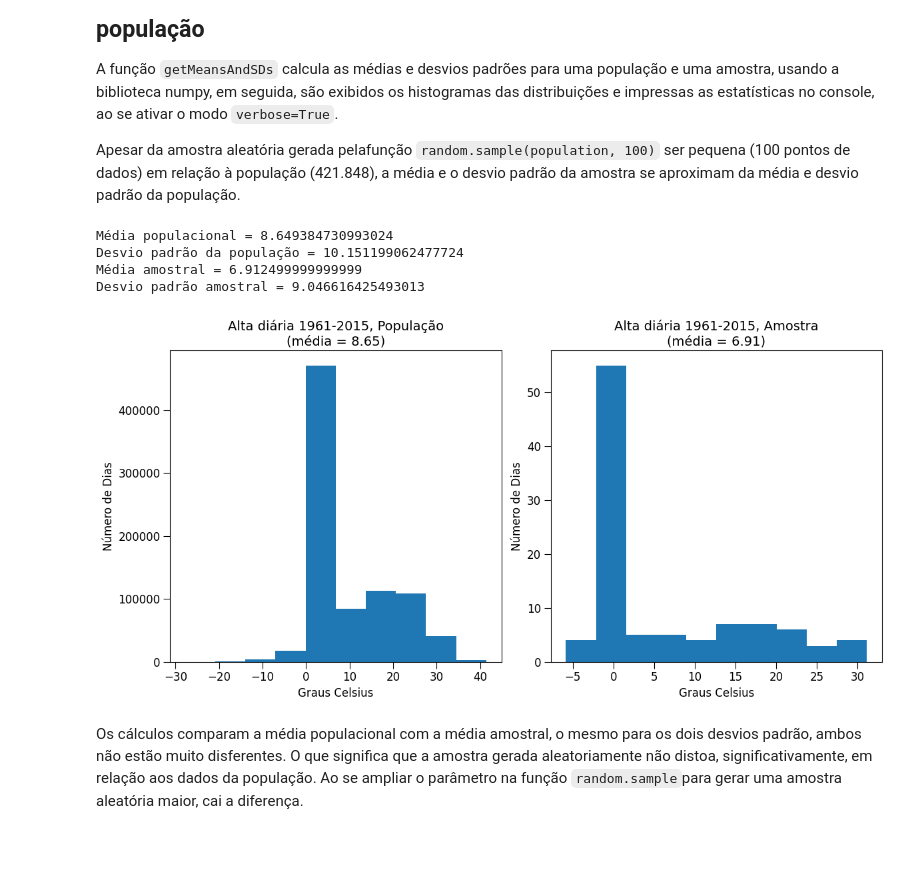
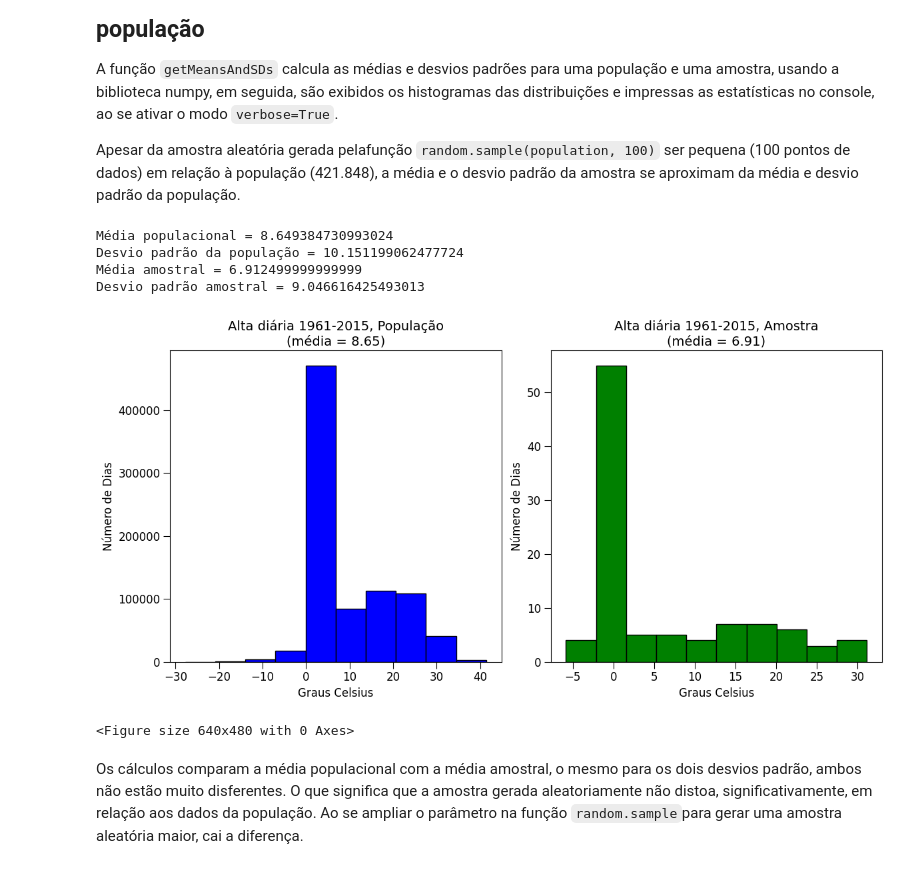
Before and after one commit to SampMark/Computational-Thinking, a Jupyter notebook: sampling_and_standard_error___temperatures_EUA.ipynb, the cells around one changed output. Cells and saved outputs as stored; diff of their text form; code cells hidden in the pictures.

```diff
--- a/sampling_and_standard_error___temperatures_EUA.ipynb
+++ b/sampling_and_standard_error___temperatures_EUA.ipynb
@@ -46,33 +77,3 @@ Variáveis: ['CITY', 'TEMP', 'DATE']
-# %%
-# Configurações visuais para gráficos usando pylab
-pylab.rcParams['lines.linewidth'] = 3  # Largura das linhas nos gráficos
-pylab.rcParams['axes.titlesize'] = 14  # Tamanho da fonte dos títulos
-pylab.rcParams['axes.labelsize'] = 12  # Tamanho da fonte dos rótulos
-pylab.rcParams['xtick.labelsize'] = 12  # Tamanho da fonte nos ticks do eixo X
-pylab.rcParams['ytick.labelsize'] = 12  # Tamanho da fonte nos ticks do eixo Y
-pylab.rcParams['xtick.major.size'] = 7  # Tamanho dos ticks principais no eixo X
-pylab.rcParams['ytick.major.size'] = 7  # Tamanho dos ticks principais no eixo Y
-pylab.rcParams['lines.markersize'] = 10  # Tamanho dos marcadores nos gráficos
-pylab.rcParams['legend.numpoints'] = 1  # Número de exemplos mostrados na legenda
-
-def makeHist(data, title, xlabel, ylabel, bins=20):
-    """
-    Gera e exibe um histograma com os dados fornecidos.
-
-    Parâmetros:
-    - data: Lista de valores a serem plotados.
-    - title: Título do gráfico.
-    - xlabel: Rótulo do eixo X.
-    - ylabel: Rótulo do eixo Y.
-    - bins: Número de divisões no histograma (padrão: 20).
-
-    Retorno:
-    - Nenhum. O gráfico é exibido diretamente.
-    """
-    pylab.hist(data, bins=20, edgecolor='black')  # Cria o histograma com os dados
-    pylab.title(title)  # Define o título
-    pylab.xlabel(xlabel)  # Define o rótulo do eixo X
-    pylab.ylabel(ylabel)  # Define o rótulo do eixo Y
 # %%
 def getHighs():
     """
@@ -99,7 +104,7 @@ A função `getMeansAndSDs` calcula as médias e desvios padrões para uma popul
 
 Apesar da amostra aleatória gerada pelafunção `random.sample(population, 100)` ser pequena (100 pontos de dados) em relação à população (421.848), a média e o desvio padrão da amostra se aproximam da média e desvio padrão da população.
 # %%
-def getMeansAndSDs(population, sample, verbose=False):
+def getMeansAndSDs(population, sample, verbose=True):
     """
     Calcula as médias e desvios padrões de uma população e de uma amostra.
     Opcionalmente, gera histogramas para ambas.
@@ -125,14 +130,14 @@ def getMeansAndSDs(population, sample, verbose=False):
         fig, axes = pylab.subplots(1, 2, figsize=(12, 6))  # 1 linha, 2 colunas
 
         # Gera o histograma da população no primeiro subplot
-        axes[0].hist(population)
+        axes[0].hist(population, edgecolor='black', color='blue')
         axes[0].set_title('Alta diária 1961-2015, População\n' +
                           '(média = ' + str(round(popMean, 2)) + ')')
         axes[0].set_xlabel('Graus Celsius')
         axes[0].set_ylabel('Número de Dias')
 
         # Gera o histograma da amostra no segundo subplot
-        axes[1].hist(sample)
+        axes[1].hist(sample, edgecolor='black', color='green')
         axes[1].set_title('Alta diária 1961-2015, Amostra\n' +
                           '(média = ' + str(round(sampleMean, 2)) + ')')
         axes[1].set_xlabel('Graus Celsius')
@@ -144,34 +149,36 @@ def getMeansAndSDs(population, sample, verbose=False):
         # Exibe as médias e desvios padrões
         print('Média populacional =', popMean)
         print('Desvio padrão da população =', numpy.std(population))
         print('Média amostral =', sampleMean)
         print('Desvio padrão amostral =', numpy.std(sample))
 
     # Retorna as estatísticas calculadas
     return popMean, sampleMean, numpy.std(population), numpy.std(sample)
 
 # Configura a semente para reprodutibilidade
 random.seed(0)
 
 # Obtém os dados da população
 population = getHighs()
 
 # Seleciona uma amostra aleatória de x elementos da população
 # A função random.sample retorna uma lista contendo uma amostra de elementos escolhidos aleatoriamente da população
 sample = random.sample(population, 100)
 
 # Calcula e exibe as estatísticas, incluindo histogramas
 # True chama o Get Mean e Standard Deviations de modo detalhado para gerar um histograma
 getMeansAndSDs(population, sample, True)
 
 # Mostra a figura com os subplots
+pylab.figure()
 pylab.show()
 # %% [output]
 Média populacional = 8.649384730993024
 Desvio padrão da população = 10.151199062477724
 Média amostral = 6.912499999999999
 Desvio padrão amostral = 9.046616425493013
-[figure, old version]
+[figure, new version]
+<Figure size 640x480 with 0 Axes>
 # %% [markdown]
 Os cálculos comparam a média populacional com a média amostral, o mesmo para os dois desvios padrão, ambos não estão muito disferentes. O que significa que a amostra gerada aleatoriamente não distoa, significativamente, em relação aos dados da população. Ao se ampliar o parâmetro na função `random.sample`para gerar uma amostra aleatória maior, cai a diferença.
 # %% [markdown]
```
Also changed, not shown: parts of 28 cells of this notebook.
